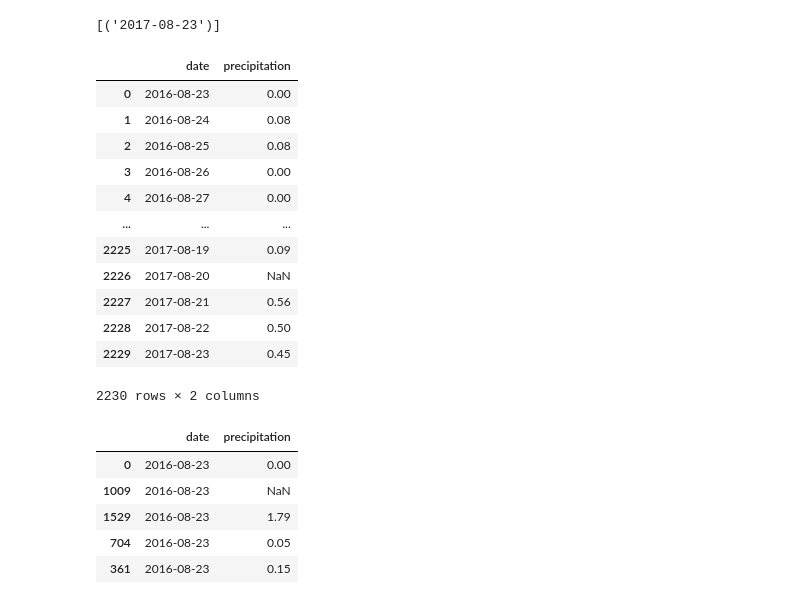
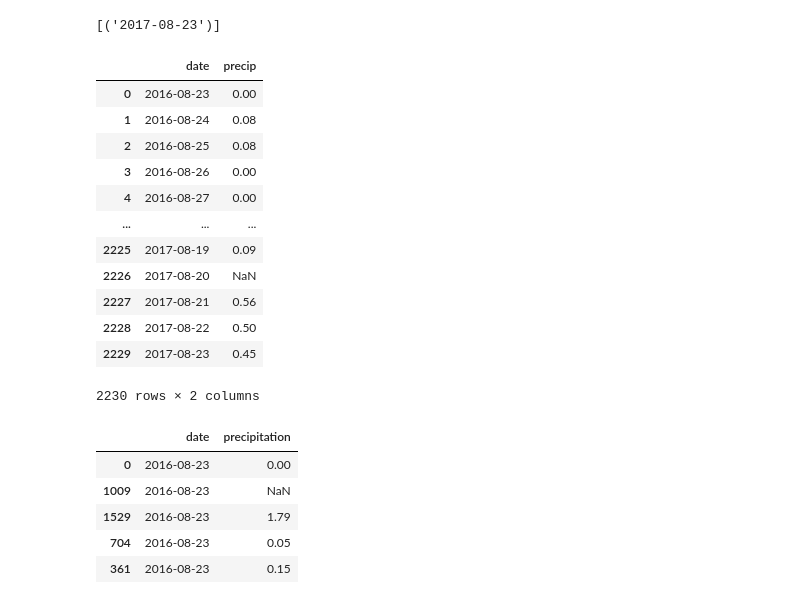
Before and after one commit to annarischitelli/sqlalchemy-challenge, a Jupyter notebook: climate_starter_Anna.ipynb, the cells around one changed output. Saved outputs shown, nothing was run; the diff lists cells and outputs as text; code cells hidden in the pictures.

```diff
--- a/climate_starter_Anna.ipynb
+++ b/climate_starter_Anna.ipynb
@@ -72,10 +72,10 @@ precip = session.query(func.strftime("%Y-%m-%d", Measurement.date), Measurement.
     filter(func.strftime("%Y-%m-%d", Measurement.date)>= dt.date(2016, 8, 23)).all()
 # %%
 # Save the query results as a Pandas DataFrame and set the index to the date column
-precip_df = pd.DataFrame(precip, columns = ['date', 'precipitation'])
+precip_df = pd.DataFrame(precip, columns = ['date', 'precip'])
 precip_df
 # %% [output]
-|  | date | precipitation |
+|  | date | precip |
 | 0 | 2016-08-23 | 0.00 |
 | 1 | 2016-08-24 | 0.08 |
 | 2 | 2016-08-25 | 0.08 |
```
Also changed, not shown: parts of 6 cells of this notebook.
